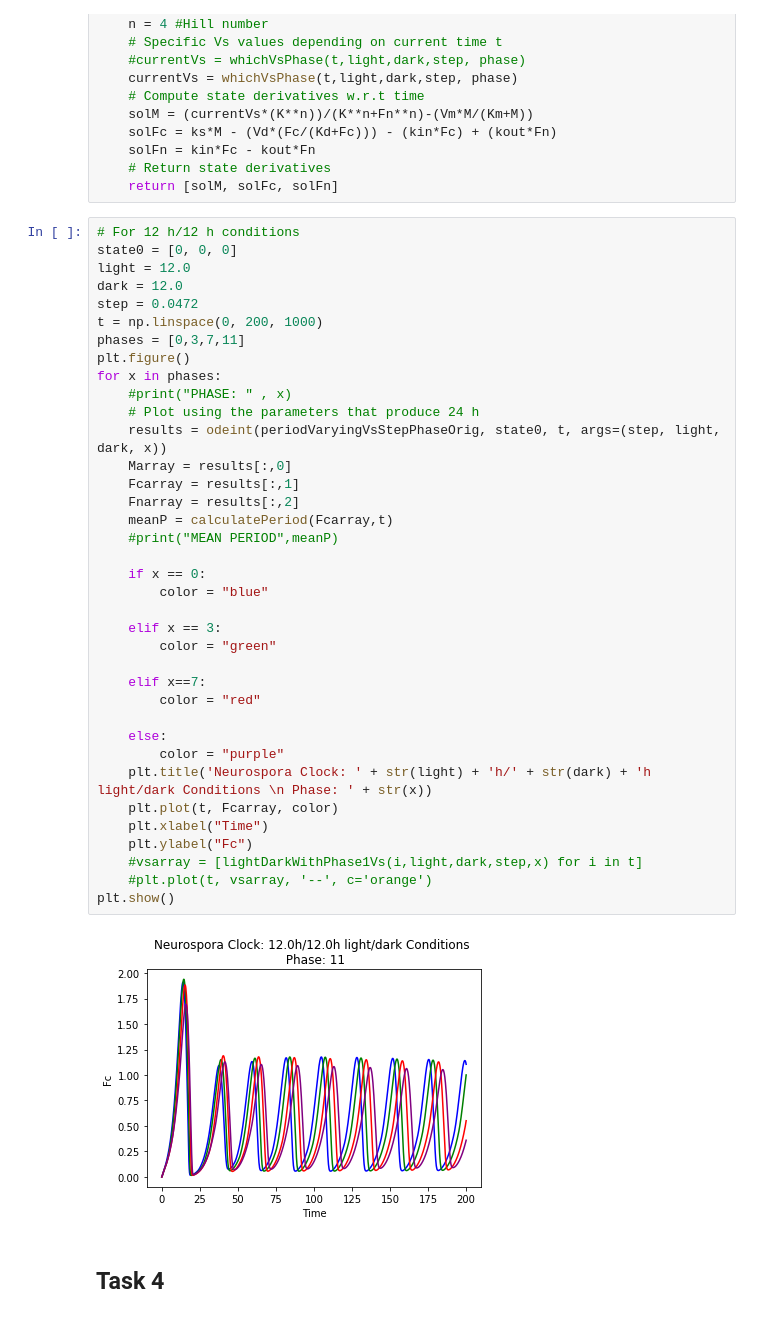
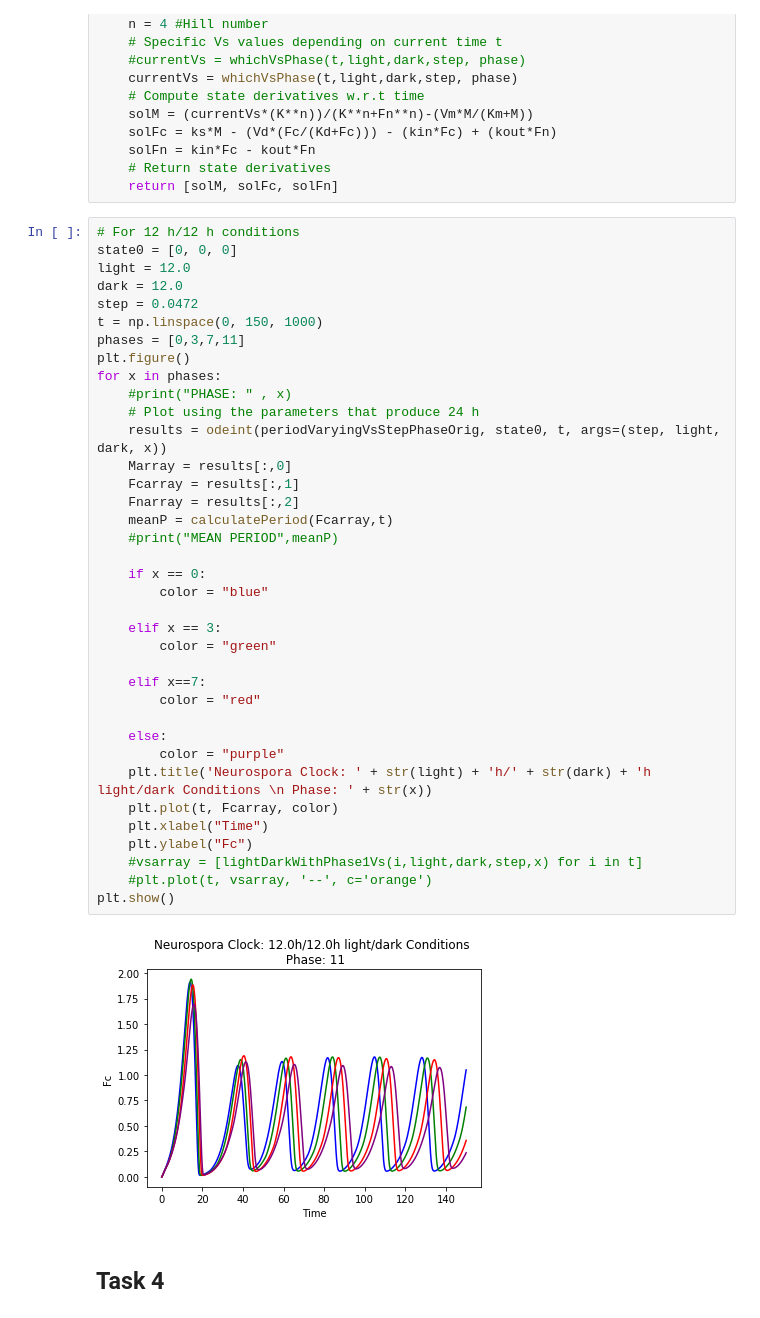
Before and after one commit to Icxa/LabTasks5-16March, a Jupyter notebook: Modeling and Simulation Lab Tasks Part 1.ipynb, the cells around one changed output. Saved outputs shown, nothing was run; the diff lists cells and outputs as text.

```diff
--- a/Modeling and Simulation Lab Tasks Part 1.ipynb
+++ b/Modeling and Simulation Lab Tasks Part 1.ipynb
@@ -737,39 +737,39 @@ state0 = [0, 0, 0]
 light = 12.0
 dark = 12.0
 step = 0.0472
-t = np.linspace(0, 200, 1000)
+t = np.linspace(0, 150, 1000)
 phases = [0,3,7,11]
 plt.figure()
 for x in phases:
     #print("PHASE: " , x)
     # Plot using the parameters that produce 24 h
     results = odeint(periodVaryingVsStepPhaseOrig, state0, t, args=(step, light, dark, x))
     Marray = results[:,0]
     Fcarray = results[:,1]
     Fnarray = results[:,2]
     meanP = calculatePeriod(Fcarray,t)
     #print("MEAN PERIOD",meanP)
 
     if x == 0:
         color = "blue"
 
     elif x == 3:
         color = "green"
 
     elif x==7:
         color = "red"
 
     else:
         color = "purple"
     plt.title('Neurospora Clock: ' + str(light) + 'h/' + str(dark) + 'h light/dark Conditions \n Phase: ' + str(x))
     plt.plot(t, Fcarray, color)
     plt.xlabel("Time")
     plt.ylabel("Fc")
     #vsarray = [lightDarkWithPhase1Vs(i,light,dark,step,x) for i in t]
     #plt.plot(t, vsarray, '--', c='orange')
 plt.show()
 # %% [output]
-[figure, old version]
+[figure, new version]
 # %% [markdown]
 ## Task 4
 # %%
```
Also changed, not shown: parts of 1 cell of this notebook.
